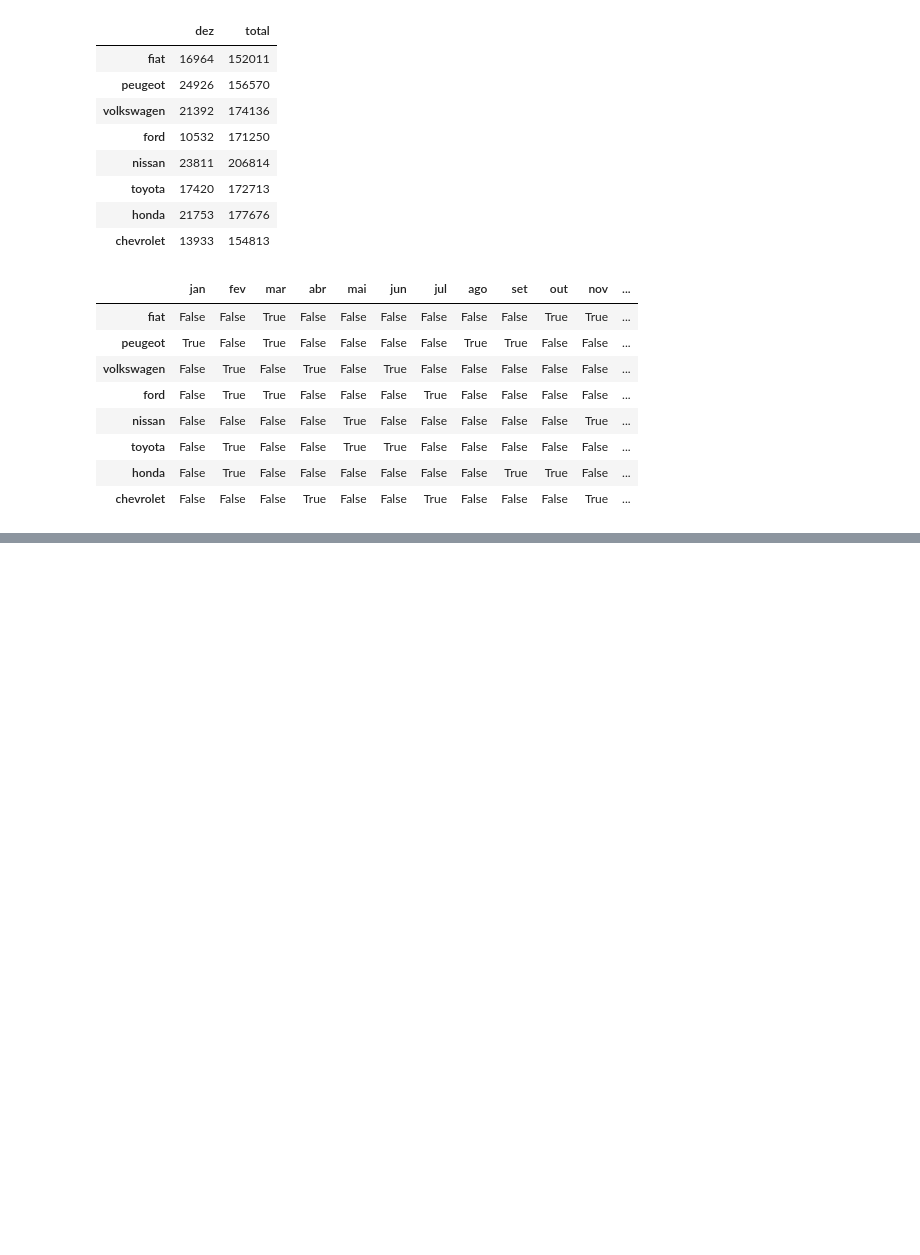
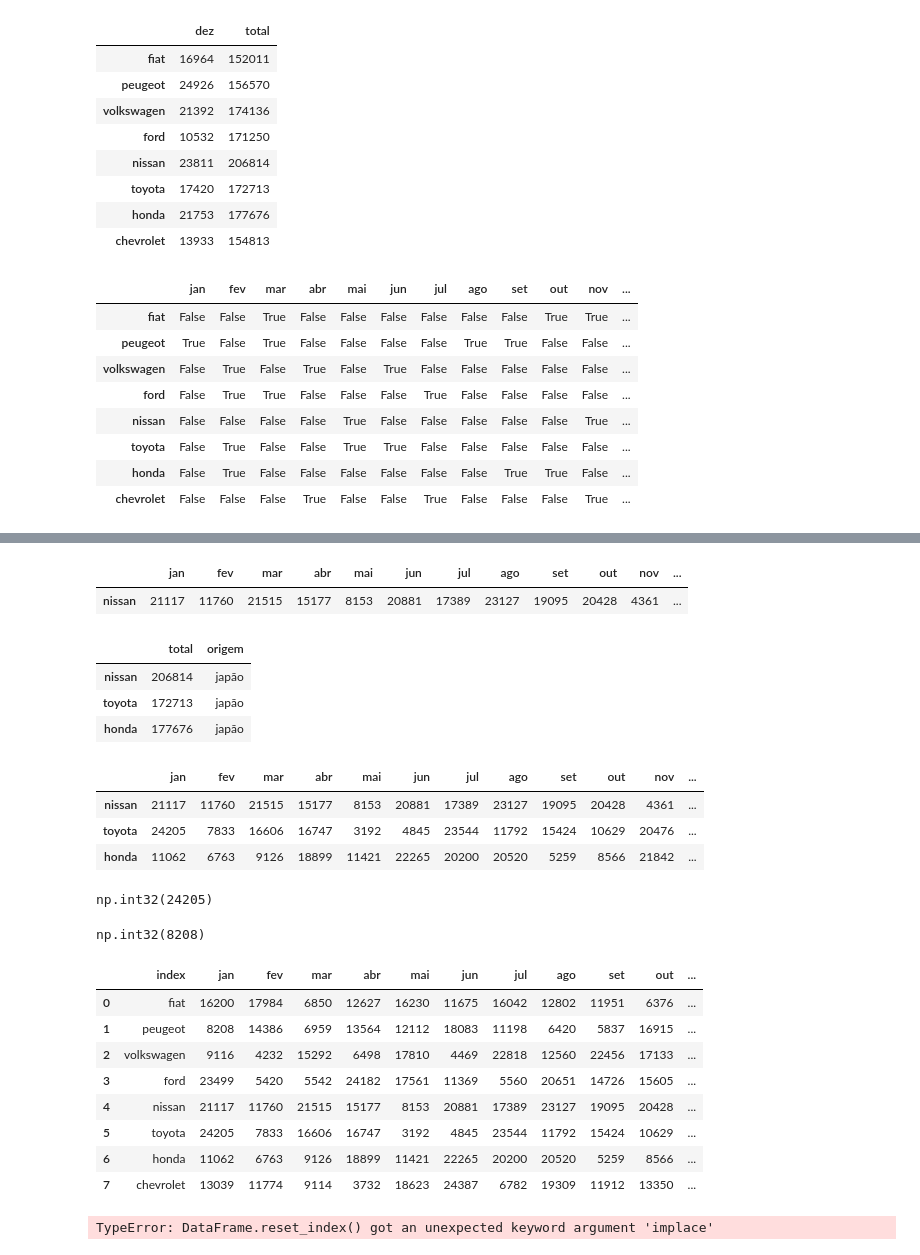
Before and after one commit to JairCipriano/projeto_machine_learning, a Jupyter notebook: projeto2/matplotlib.ipynb, the cells around one changed output, grey strips where cells are left out. Drawn from its saved outputs; the diff is of its cells as text; code cells hidden in the pictures; blank space fills up the shorter version.

```diff
--- a/projeto2/matplotlib.ipynb
+++ b/projeto2/matplotlib.ipynb
@@ -404,0 +417,43 @@ drop_df.isnull()
+# %%
+#pegando o mair numero da coluna março
+carros[carros['mar'] == carros['mar'].max()]
+# %% [output]
+|  | jan | fev | mar | abr | mai | jun | jul | ago | set | out | nov | ... |
+| nissan | 21117 | 11760 | 21515 | 15177 | 8153 | 20881 | 17389 | 23127 | 19095 | 20428 | 4361 | ... |
+# %%
+carros[carros['origem'] == 'japão'][['total', 'origem']]
+# %% [output]
+|  | total | origem |
+| nissan | 206814 | japão |
+| toyota | 172713 | japão |
+| honda | 177676 | japão |
+# %%
+#se atentar as parenteses e cochetes
+carros[(carros['origem'] == 'japão') & (carros['abr'] >= 11000)]
+# %% [output]
+|  | jan | fev | mar | abr | mai | jun | jul | ago | set | out | nov | ... |
+| nissan | 21117 | 11760 | 21515 | 15177 | 8153 | 20881 | 17389 | 23127 | 19095 | 20428 | 4361 | ... |
+| toyota | 24205 | 7833 | 16606 | 16747 | 3192 | 4845 | 23544 | 11792 | 15424 | 10629 | 20476 | ... |
+| honda | 11062 | 6763 | 9126 | 18899 | 11421 | 22265 | 20200 | 20520 | 5259 | 8566 | 21842 | ... |
+# %%
+carros['jan'].max()
+# %% [output]
+np.int32(24205)
+# %%
+carros['jan'].min()
+# %% [output]
+np.int32(8208)
+# %%
+#reseta o index
+aaa = carros.reset_index()
+aaa
+# %% [output]
+|  | index | jan | fev | mar | abr | mai | jun | jul | ago | set | out | ... |
+| 0 | fiat | 16200 | 17984 | 6850 | 12627 | 16230 | 11675 | 16042 | 12802 | 11951 | 6376 | ... |
+| 1 | peugeot | 8208 | 14386 | 6959 | 13564 | 12112 | 18083 | 11198 | 6420 | 5837 | 16915 | ... |
+| 2 | volkswagen | 9116 | 4232 | 15292 | 6498 | 17810 | 4469 | 22818 | 12560 | 22456 | 17133 | ... |
+| 3 | ford | 23499 | 5420 | 5542 | 24182 | 17561 | 11369 | 5560 | 20651 | 14726 | 15605 | ... |
+| 4 | nissan | 21117 | 11760 | 21515 | 15177 | 8153 | 20881 | 17389 | 23127 | 19095 | 20428 | ... |
+| 5 | toyota | 24205 | 7833 | 16606 | 16747 | 3192 | 4845 | 23544 | 11792 | 15424 | 10629 | ... |
+| 6 | honda | 11062 | 6763 | 9126 | 18899 | 11421 | 22265 | 20200 | 20520 | 5259 | 8566 | ... |
+| 7 | chevrolet | 13039 | 11774 | 9114 | 3732 | 18623 | 24387 | 6782 | 19309 | 11912 | 13350 | ... |
@@ -404,0 +462,5 @@ drop_df.isnull()
+# %%
+carros.reset_index(drop=True,implace=True)
+carros
+# %% [output]
+TypeError: DataFrame.reset_index() got an unexpected keyword argument 'implace'
```
Also changed, not shown: parts of 4 cells of this notebook.
